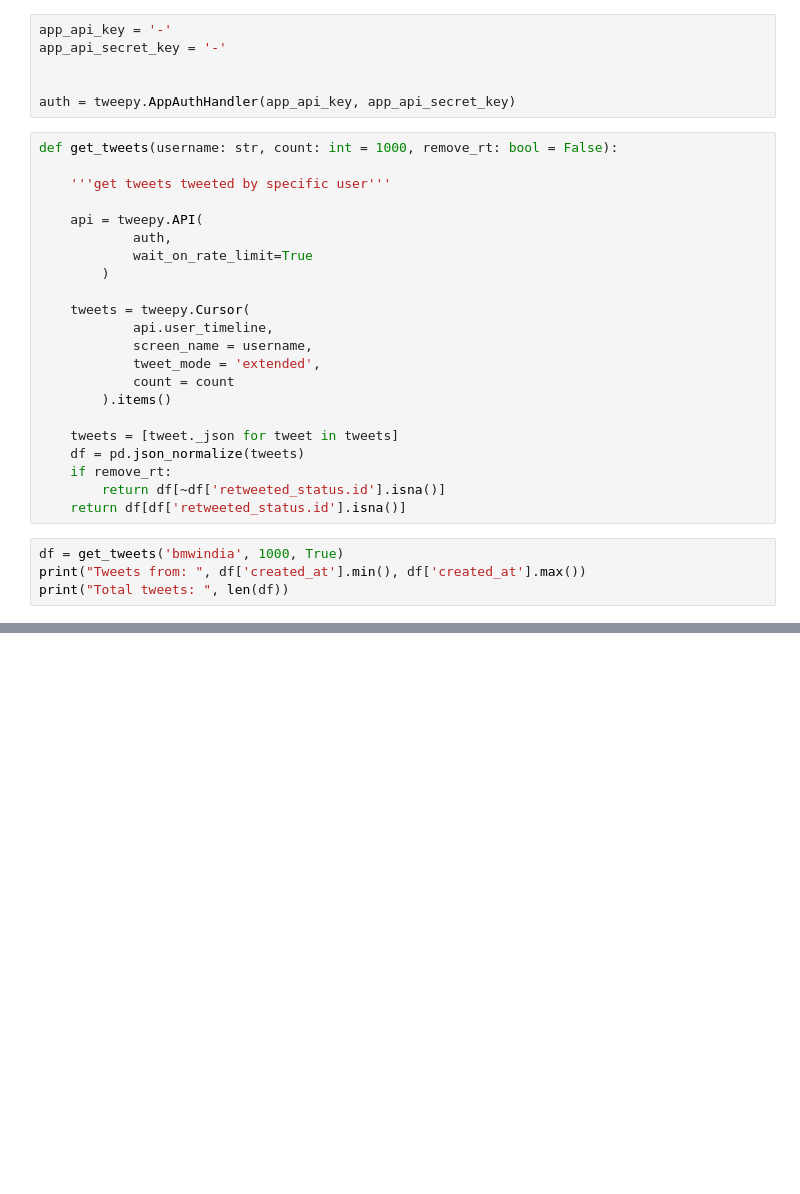
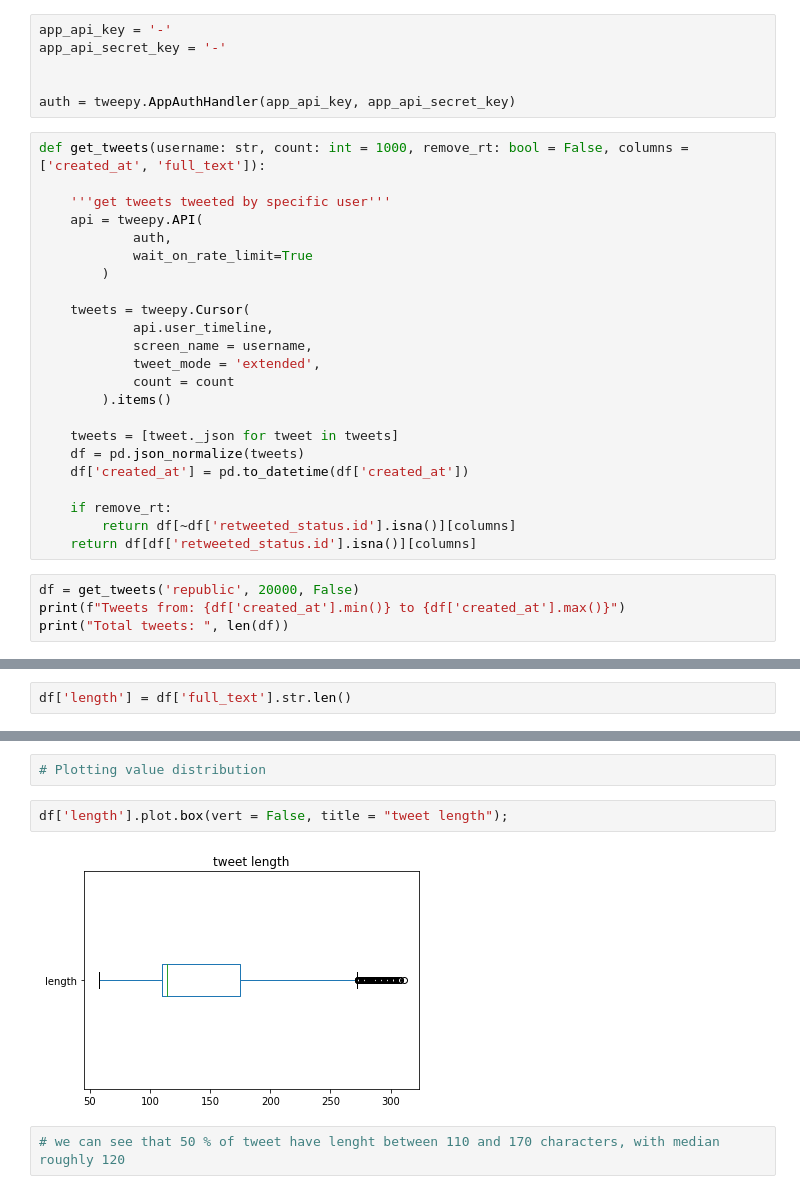
Before and after one commit to lkarjun/workouts-nlp, a Jupyter notebook: 4. Twitter-Usertimeline-Analysing/usertimeline.ipynb, the cells around one changed output, grey strips where cells are left out. Drawn from its saved outputs; the diff is of its cells as text; blank space fills up the shorter version.

```diff
--- a/4. Twitter-Usertimeline-Analysing/usertimeline.ipynb
+++ b/4. Twitter-Usertimeline-Analysing/usertimeline.ipynb
@@ -12,10 +31,9 @@ app_api_secret_key = '-'
 
 auth = tweepy.AppAuthHandler(app_api_key, app_api_secret_key)
 # %%
-def get_tweets(username: str, count: int = 1000, remove_rt: bool = False):
+def get_tweets(username: str, count: int = 1000, remove_rt: bool = False, columns = ['created_at', 'full_text']):
 
     '''get tweets tweeted by specific user'''
-
     api = tweepy.API(
             auth,
             wait_on_rate_limit=True
@@ -30,11 +48,13 @@ def get_tweets(username: str, count: int = 1000, remove_rt: bool = False):
 
     tweets = [tweet._json for tweet in tweets]
     df = pd.json_normalize(tweets)
+    df['created_at'] = pd.to_datetime(df['created_at'])
+
     if remove_rt:
-        return df[~df['retweeted_status.id'].isna()]
-    return df[df['retweeted_status.id'].isna()]
+        return df[~df['retweeted_status.id'].isna()][columns]
+    return df[df['retweeted_status.id'].isna()][columns]
 # %%
-df = get_tweets('bmwindia', 1000, True)
-print("Tweets from: ", df['created_at'].min(), df['created_at'].max())
+df = get_tweets('republic', 20000, False)
+print(f"Tweets from: {df['created_at'].min()} to {df['created_at'].max()}")
 print("Total tweets: ", len(df))
 # %% [output]
@@ -59,0 +63,2 @@ df_clean.head()
+# %%
+df['length'] = df['full_text'].str.len()
@@ -59,0 +82,8 @@ df_clean.head()
+# %%
+# Plotting value distribution
+# %%
+df['length'].plot.box(vert = False, title = "tweet length");
+# %% [output]
+[figure, added]
+# %%
+# we can see that 50 % of tweet have lenght between 110 and 170 characters, with median roughly 120
```
Also changed, not shown: parts of 21 cells of this notebook.
